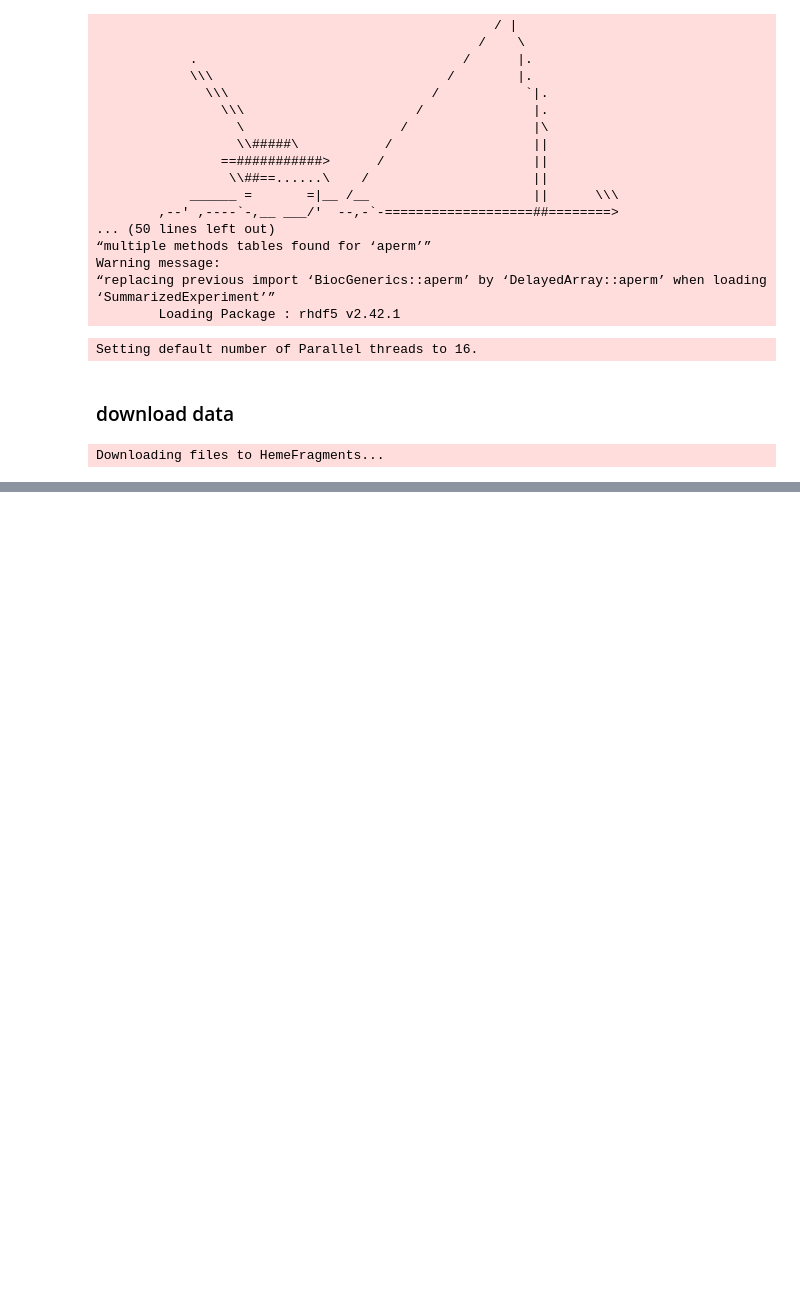
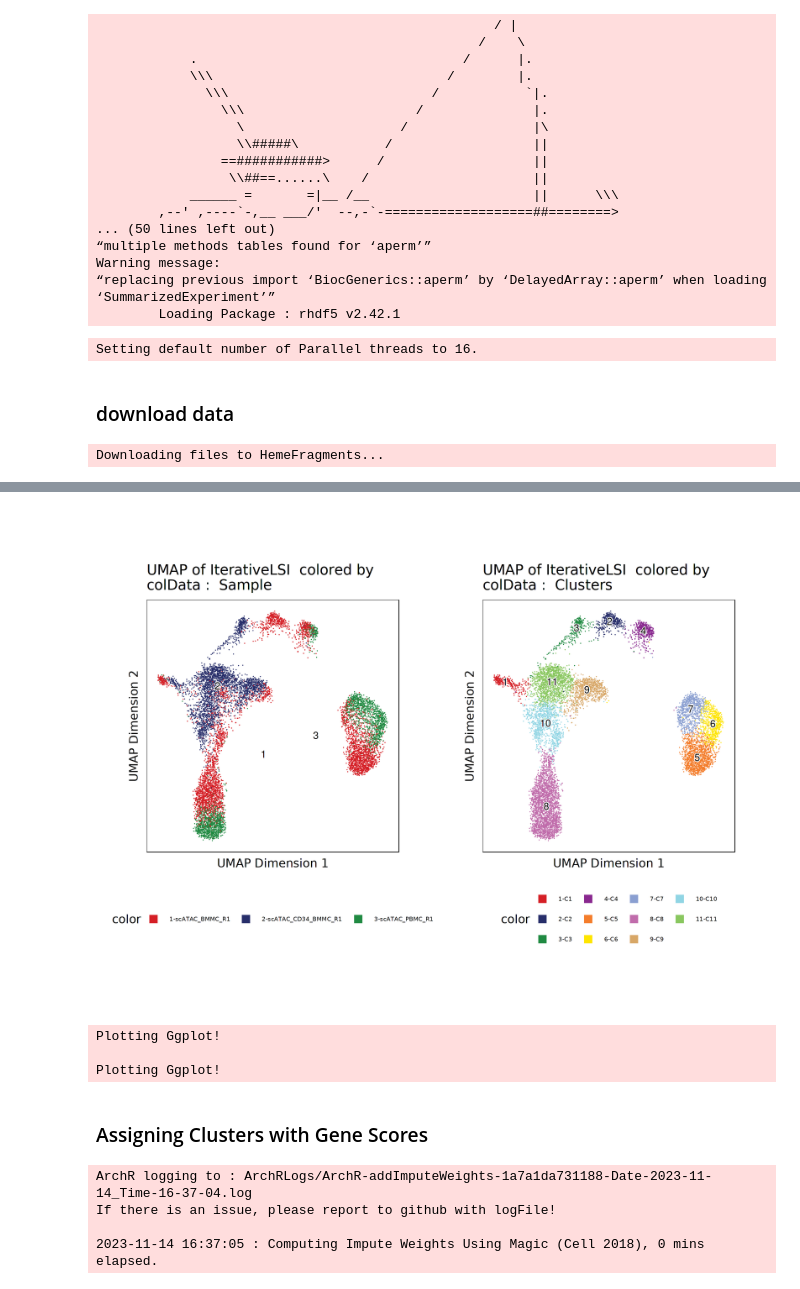
Before and after one commit to BuilderPie/learn_ArchR, a Jupyter notebook: code/brief_tutorial.ipynb, the cells around one changed output, grey strips where cells are left out. Saved outputs shown, nothing was run; the diff lists cells and outputs as text; code cells hidden in the pictures; blank space fills up the shorter version.

```diff
--- a/code/brief_tutorial.ipynb
+++ b/code/brief_tutorial.ipynb
@@ -46,0 +209,4 @@ setwd("../code/")
+# %%
+Sys.time()
+proj <- addClusters(input = proj, reducedDims = "IterativeLSI")
+Sys.time()
@@ -46,0 +240,2 @@ setwd("../code/")
+# %%
+proj <- addUMAP(ArchRProj = proj, reducedDims = "IterativeLSI")
@@ -46,0 +260,2 @@ setwd("../code/")
+# %%
+p1 <- plotEmbedding(ArchRProj = proj, colorBy = "cellColData", name = "Sample", embedding = "UMAP")
@@ -46,0 +276,2 @@ setwd("../code/")
+# %%
+p2 <- plotEmbedding(ArchRProj = proj, colorBy = "cellColData", name = "Clusters", embedding = "UMAP")
@@ -46,0 +292,5 @@ setwd("../code/")
+# %%
+options(repr.plot.width = 8, repr.plot.height = 6, repr.plot.res = 300)
+ggAlignPlots(p1, p2, type = "h")
+# %% [output]
+[figure, added]
@@ -46,0 +299,16 @@ setwd("../code/")
+# %%
+plotPDF(p1,p2, name = "Plot-UMAP-Sample-Clusters.pdf",
+        ArchRProj = proj, addDOC = FALSE, width = 5, height = 5)
+# %% [output]
+Plotting Ggplot!
+
+Plotting Ggplot!
+# %% [markdown]
+### Assigning Clusters with Gene Scores
+# %%
+proj <- addImputeWeights(proj)
+# %% [output]
+ArchR logging to : ArchRLogs/ArchR-addImputeWeights-1a7a1da731188-Date-2023-11-14_Time-16-37-04.log
+If there is an issue, please report to github with logFile!
+
+2023-11-14 16:37:05 : Computing Impute Weights Using Magic (Cell 2018), 0 mins elapsed.
```
Also changed, not shown: parts of 37 cells of this notebook.
